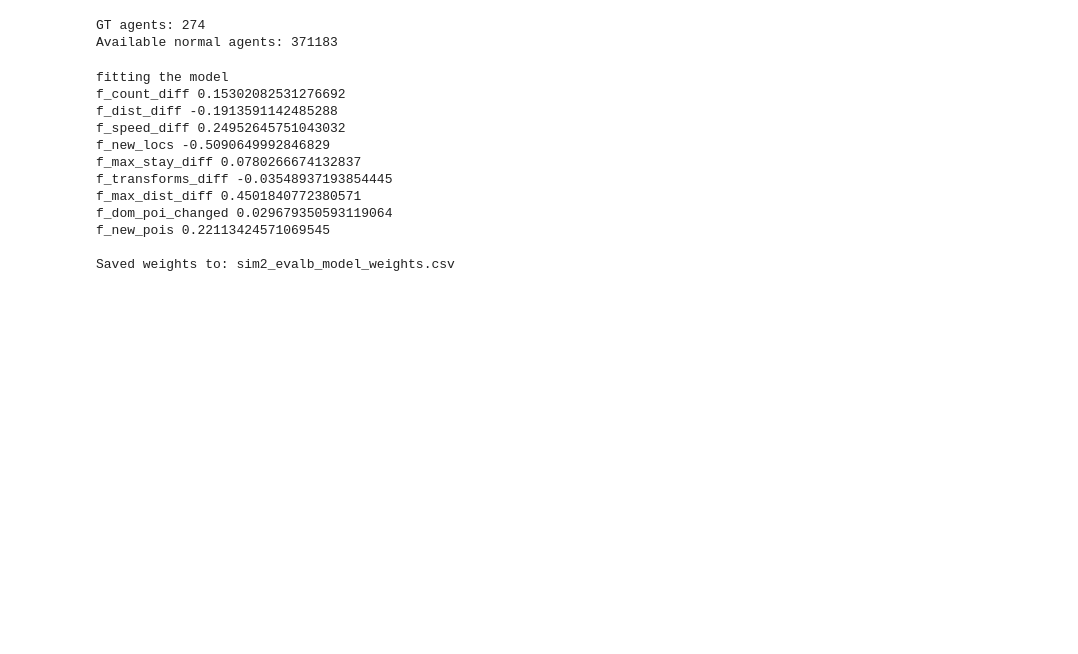
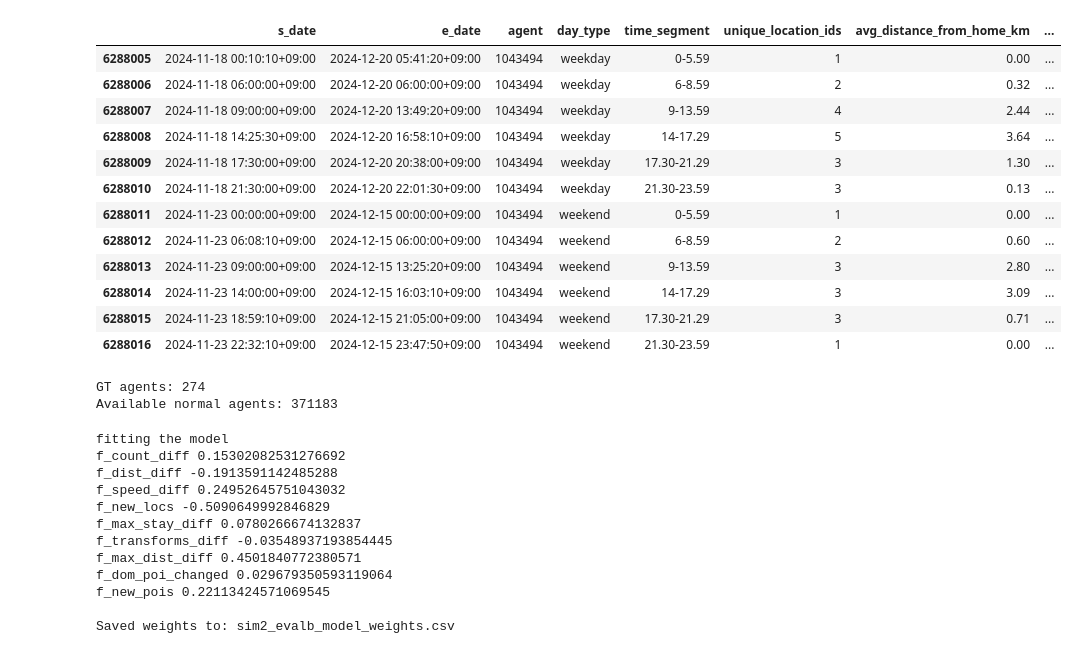
Before and after one commit to ChanukaRavishan/liad, a Jupyter notebook: notebooks/tsm_supervised.ipynb, the cells around one changed output. Cells and saved outputs as stored; diff of their text form; code cells hidden in the pictures; blank space fills up the shorter version.

```diff
--- a/notebooks/tsm_supervised.ipynb
+++ b/notebooks/tsm_supervised.ipynb
@@ -205,3 +241,19 @@ def fit_anomaly_weight_model(train_profiles: pd.DataFrame, test_profiles: pd.Dat
+# %%
+test[test['agent'] == 1043494]
+# %% [output]
+|  | s_date | e_date | agent | day_type | time_segment | unique_location_ids | avg_distance_from_home_km | ... |
+| 6288005 | 2024-11-18 00:10:10+09:00 | 2024-12-20 05:41:20+09:00 | 1043494 | weekday | 0-5.59 | 1 | 0.00 | ... |
+| 6288006 | 2024-11-18 06:00:00+09:00 | 2024-12-20 06:00:00+09:00 | 1043494 | weekday | 6-8.59 | 2 | 0.32 | ... |
+| 6288007 | 2024-11-18 09:00:00+09:00 | 2024-12-20 13:49:20+09:00 | 1043494 | weekday | 9-13.59 | 4 | 2.44 | ... |
+| 6288008 | 2024-11-18 14:25:30+09:00 | 2024-12-20 16:58:10+09:00 | 1043494 | weekday | 14-17.29 | 5 | 3.64 | ... |
+| 6288009 | 2024-11-18 17:30:00+09:00 | 2024-12-20 20:38:00+09:00 | 1043494 | weekday | 17.30-21.29 | 3 | 1.30 | ... |
+| 6288010 | 2024-11-18 21:30:00+09:00 | 2024-12-20 22:01:30+09:00 | 1043494 | weekday | 21.30-23.59 | 3 | 0.13 | ... |
+| 6288011 | 2024-11-23 00:00:00+09:00 | 2024-12-15 00:00:00+09:00 | 1043494 | weekend | 0-5.59 | 1 | 0.00 | ... |
+| 6288012 | 2024-11-23 06:08:10+09:00 | 2024-12-15 06:00:00+09:00 | 1043494 | weekend | 6-8.59 | 2 | 0.60 | ... |
+| 6288013 | 2024-11-23 09:00:00+09:00 | 2024-12-15 13:25:20+09:00 | 1043494 | weekend | 9-13.59 | 3 | 2.80 | ... |
+| 6288014 | 2024-11-23 14:00:00+09:00 | 2024-12-15 16:03:10+09:00 | 1043494 | weekend | 14-17.29 | 3 | 3.09 | ... |
+| 6288015 | 2024-11-23 18:59:10+09:00 | 2024-12-15 21:05:00+09:00 | 1043494 | weekend | 17.30-21.29 | 3 | 0.71 | ... |
+| 6288016 | 2024-11-23 22:32:10+09:00 | 2024-12-15 23:47:50+09:00 | 1043494 | weekend | 21.30-23.59 | 1 | 0.00 | ... |
 # %%
 train = pd.read_csv('/Users/chanuka/Desktop/codespaces/liad/processed/sim2_evalb/train_monthly.csv')
 test  = pd.read_csv('/Users/chanuka/Desktop/codespaces/liad/processed/sim2_evalb/test_monthly.csv')
```
Also changed, not shown: parts of 3 cells of this notebook, 3 other files.
